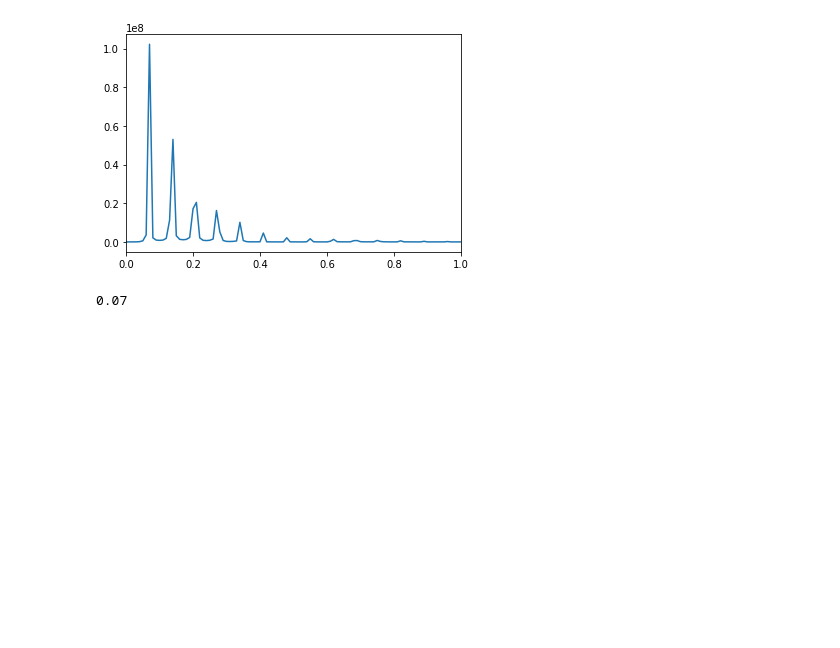
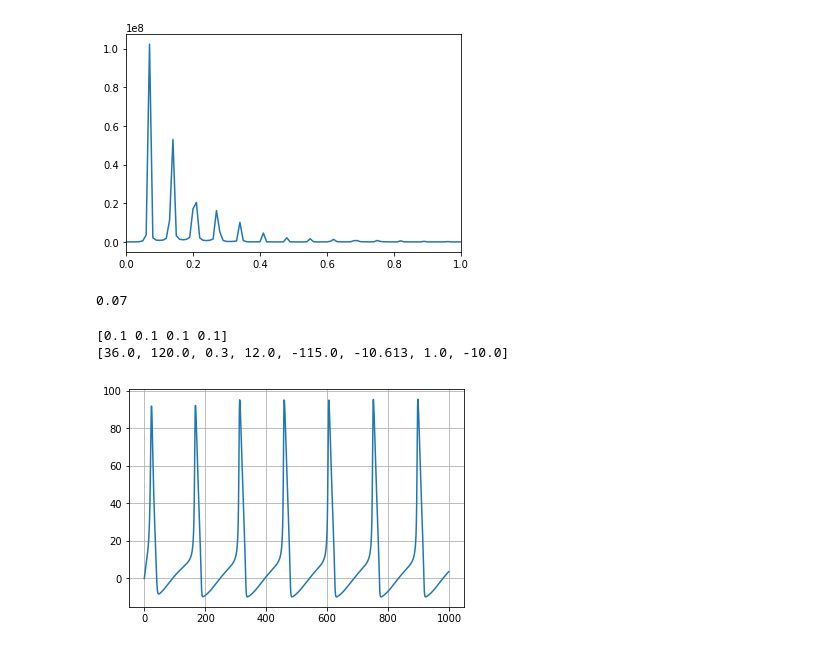
Before and after one commit to zthurman/fizzpy, a Jupyter notebook: examples/Single Neuron Models.ipynb, the cells around one changed output. Saved outputs shown, nothing was run; the diff lists cells and outputs as text; code cells hidden in the pictures; blank space fills up the shorter version.

```diff
--- a/Notebooks/Tensorflow/Single Neuron Models.ipynb
+++ b/examples/Single Neuron Models.ipynb
@@ -184,3 +368,54 @@ print(hp.generate_maxfrequency(-i, tfinal=tfinal, n=num))
 [figure]
 [figure]
 0.07
+# %%
+class HodgkinHuxley(hp.Model):
+
+    """
+
+    """
+
+    def __init__(
+            self,
+            initial_conditions=[0.1, 0.1, 0.1, 0.1],
+            model_parameters=[36., 120., 0.3, 12., -115., -10.613, 1., -10.],
+            final_time=100,
+            time_steps=1000):
+        self.initial_conditions = np.array(initial_conditions)
+        self.model_parameters = model_parameters
+        self.final_time = final_time
+        self.time_steps = time_steps
+
+    def equations(self, state, t):
+        i, n, m, h = tf.unstack(state)
+        # Alpha and beta functions for channel activation functions
+        alpha_n = (0.01 * (i + 10)) / (tf.exp((i + 10) / 10) - 1)
+        beta_n = 0.125 * tf.exp(i / 80)
+        alpha_m = (0.1 * (i + 25)) / (tf.exp((i + 25) / 10) - 1)
+        beta_m = 4 * tf.exp(i / 18)
+        alpha_h = (0.07 * tf.exp(i / 20))
+        beta_h = 1 / (tf.exp((i + 30) / 10) + 1)
+        # Differential Equations
+        di = (self.model_parameters[0] * (n ** 4) * (i - self.model_parameters[3])
+              + self.model_parameters[1] * (m ** 3) * h * (i - self.model_parameters[4])
+              + self.model_parameters[2] * (i - self.model_parameters[5])
+              - self.model_parameters[7]) * (-1 / self.model_parameters[6])
+        dn = alpha_n * (1 - n) - beta_n * n
+        dm = alpha_m * (1 - m) - beta_m * m
+        dh = alpha_h * (1 - h) - beta_h * h
+        return hp.tf.stack([di, dn, dm, dh])
+
+    def solve(self):
+        i, n, m, h = self.tf_session(self.equations, self.initial_conditions)
+        self.solution = -1*i, n, m, h
+        return self.solution
+
+q = HodgkinHuxley()
+print(q.initial_conditions)
+print(q.model_parameters)
+i, n, m, h = q.solve()
+hp.plotface(i, grid=1)
+# %% [output]
+[0.1 0.1 0.1 0.1]
+[36.0, 120.0, 0.3, 12.0, -115.0, -10.613, 1.0, -10.0]
+[figure, added]
```
Also changed, not shown: parts of 5 cells of this notebook, 14 other files.
